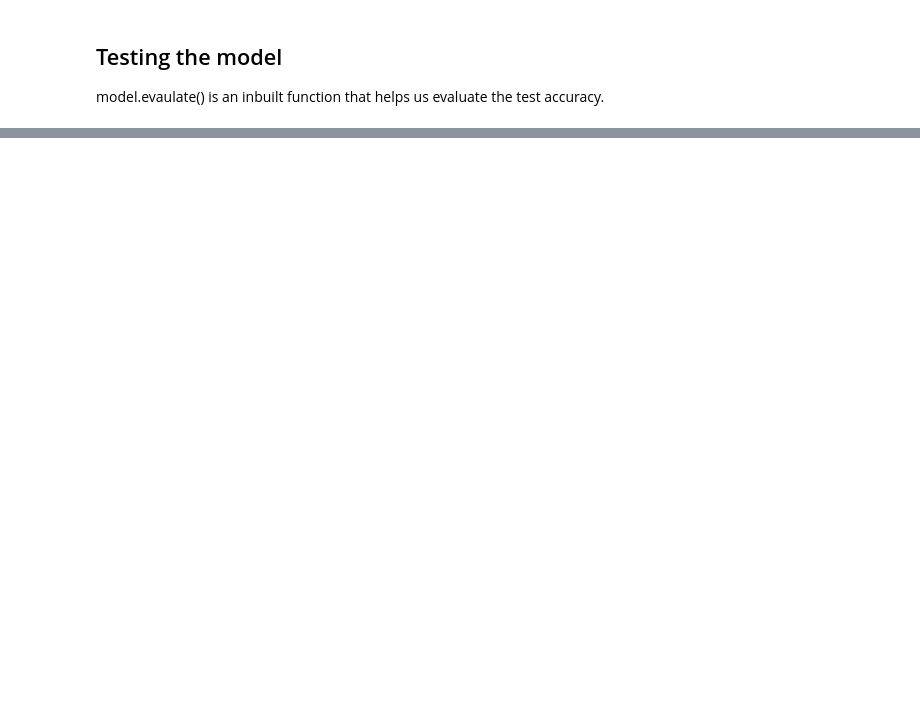
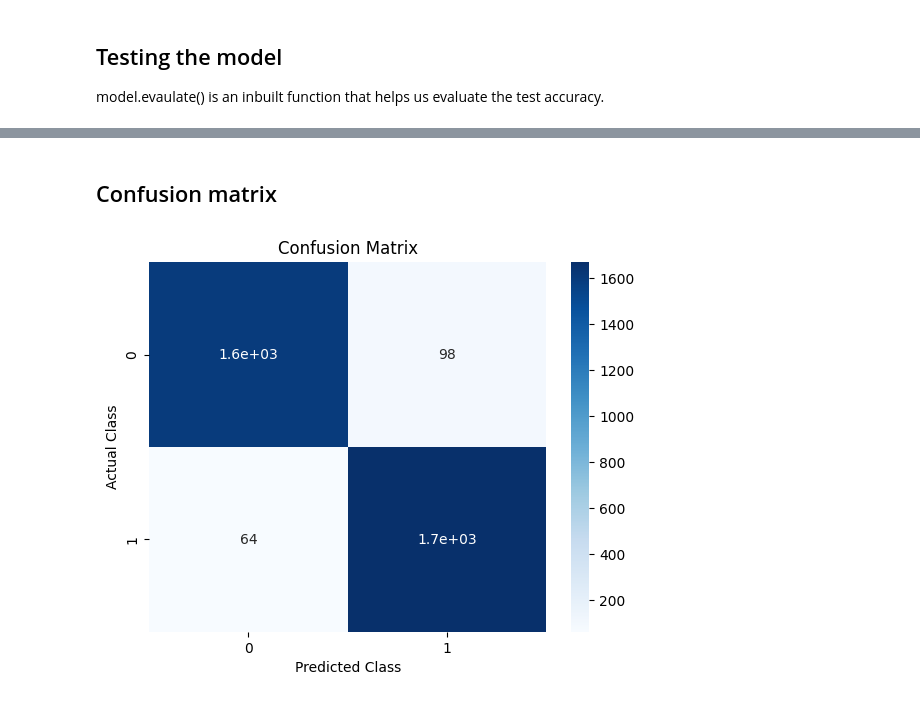
Before and after one commit to iamssuraj/Phished-URL-Detection-System, a Jupyter notebook: URL_Phishing_Detection.ipynb, the cells around one changed output, grey strips where cells are left out. Drawn from its saved outputs; the diff is of its cells as text; code cells hidden in the pictures; blank space fills up the shorter version.

Commit message:
model retrain and additional implementations

```diff
--- a/URL_Phishing_Detection.ipynb
+++ b/URL_Phishing_Detection.ipynb
@@ -109,6 +137,8 @@ print(cnt)
 ## Testing the model
 model.evaulate() is an inbuilt function that helps us evaluate the test accuracy.
 # %%
+from keras import models
+model = models.load_model("my_model.h5")
 test_loss, test_accuracy = model.evaluate(X_test, Y_test)
 print(test_accuracy)
 # %% [output]
@@ -116,0 +149,6 @@ print(test_accuracy)
+# %%
+Y_pred = model.predict(X_test)
+Y_pred_classes = np.argmax(Y_pred, axis=1)
+
+report = classification_report(Y_test, Y_pred_classes)
+print(report)
@@ -116,0 +165,16 @@ print(test_accuracy)
+# %% [markdown]
+## Confusion matrix
+# %%
+cm = confusion_matrix(Y_test, Y_pred_classes)
+fig, ax = plt.subplots()
+
+sns.heatmap(cm, annot=True, cmap='Blues', ax=ax)
+
+ax.set_xlabel('Predicted Class')
+ax.set_ylabel('Actual Class')
+ax.set_title('Confusion Matrix')
+
+
+plt.show()
+# %% [output]
+[figure, added]
```
Also changed, not shown: parts of 14 cells of this notebook, 2 other files.
